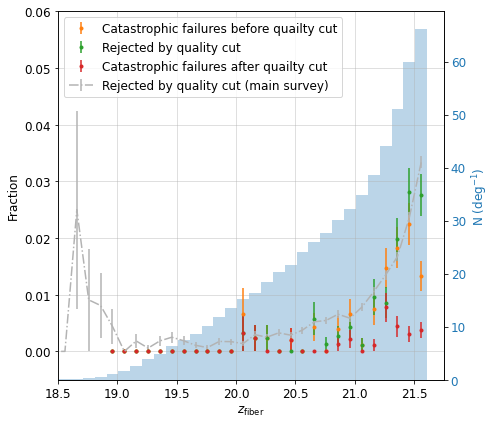
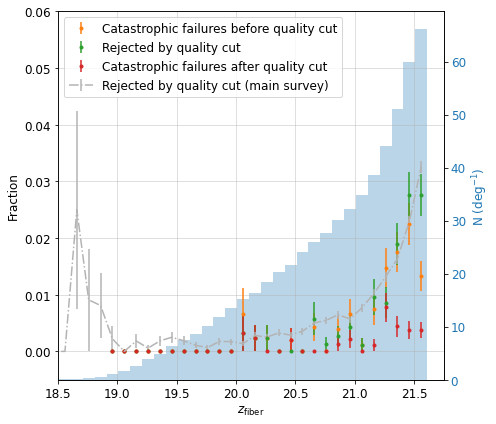
Code edit (unified diff) that turned the first committed figure into the second:
--- before
+++ after
@@ -17,5 +17,5 @@
 ax1.errorbar(bin_center, bin_fail_rate, color='C1',
              yerr=(np.clip(bin_fail_rate_err, None, bin_fail_rate), bin_fail_rate_err),
-             fmt='.', label='Catastrophic failures before quailty cut')
+             fmt='.', label='Catastrophic failures before quality cut')
 ax1.errorbar(bin_center, bin_reject_rate, color='C2',
              yerr=(np.clip(bin_reject_rate_err, None, bin_reject_rate), bin_reject_rate_err),
@@ -23,5 +23,5 @@
 ax1.errorbar(bin_center, bin_still_fail_rate, color='C3',
              yerr=(np.clip(bin_still_fail_rate_err, None, bin_still_fail_rate), bin_still_fail_rate_err),
-             fmt='.', label='Catastrophic failures after quailty cut')
+             fmt='.', label='Catastrophic failures after quality cut')
 ax1.errorbar(bin_center_main, bin_reject_rate_main,
              yerr=(np.clip(bin_reject_rate_err_main, None, bin_reject_rate_main), bin_reject_rate_err_main),
@@ -43,4 +43,4 @@
 
 plt.tight_layout()
-plt.savefig('/Users/rongpu/git/desi-targets/lrg_paper/figures/main_failure_rate_vs_zfiber.pdf')
+# plt.savefig('/Users/rongpu/git/desi-targets/lrg_paper/figures/main_failure_rate_vs_zfiber.pdf')
 plt.show()

Commit: .